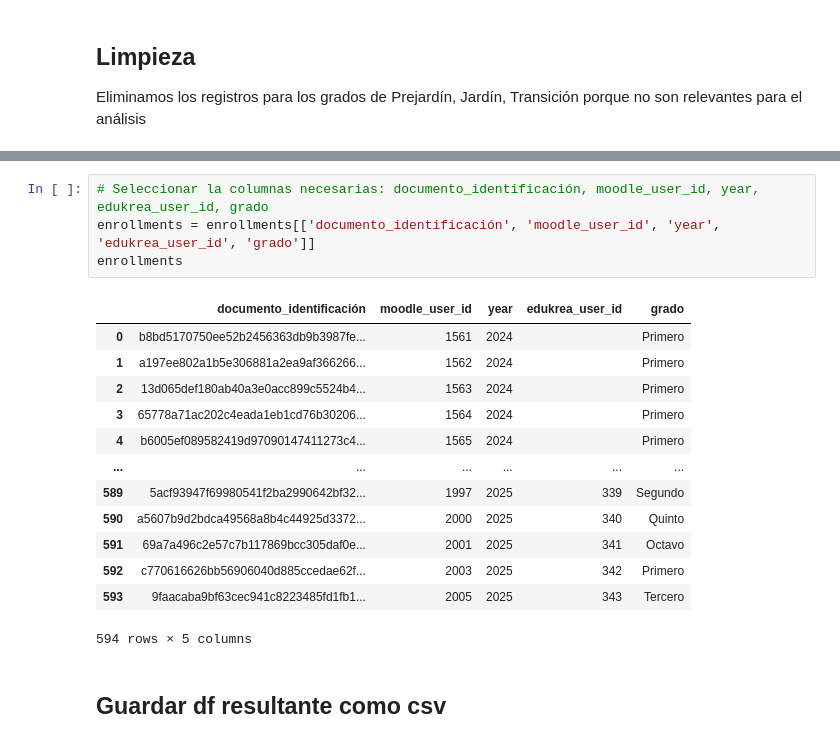
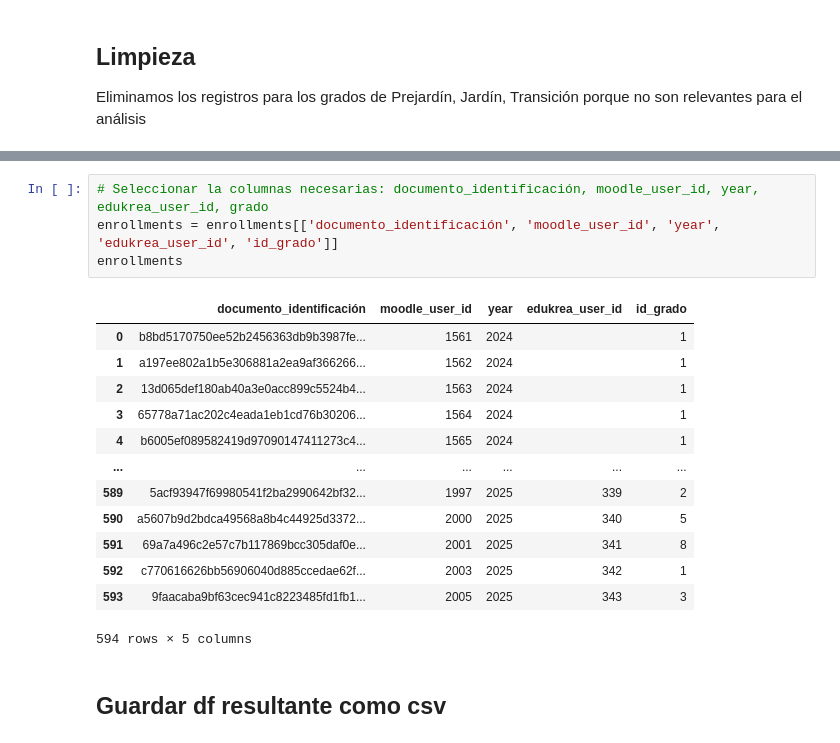
Before and after one commit to didi-gg/formar-innovar, a Jupyter notebook: notebooks/pre_processing/build_enrollments_dataset.ipynb, the cells around one changed output, grey strips where cells are left out. Drawn from its saved outputs; the diff is of its cells as text.

```diff
--- a/notebooks/pre_processing/build_enrollments_dataset.ipynb
+++ b/notebooks/pre_processing/build_enrollments_dataset.ipynb
@@ -177,20 +192,20 @@ enrollments
 # %%
 # Seleccionar la columnas necesarias: documento_identificación, moodle_user_id, year, edukrea_user_id, grado
-enrollments = enrollments[['documento_identificación', 'moodle_user_id', 'year', 'edukrea_user_id', 'grado']]
+enrollments = enrollments[['documento_identificación', 'moodle_user_id', 'year', 'edukrea_user_id', 'id_grado']]
 enrollments
 # %% [output]
-|  | documento_identificación | moodle_user_id | year | edukrea_user_id | grado |
-| 0 | b8bd5170750ee52b2456363db9b3987fe... | 1561 | 2024 |  | Primero |
-| 1 | a197ee802a1b5e306881a2ea9af366266... | 1562 | 2024 |  | Primero |
-| 2 | 13d065def180ab40a3e0acc899c5524b4... | 1563 | 2024 |  | Primero |
-| 3 | 65778a71ac202c4eada1eb1cd76b30206... | 1564 | 2024 |  | Primero |
-| 4 | b6005ef089582419d97090147411273c4... | 1565 | 2024 |  | Primero |
+|  | documento_identificación | moodle_user_id | year | edukrea_user_id | id_grado |
+| 0 | b8bd5170750ee52b2456363db9b3987fe... | 1561 | 2024 |  | 1 |
+| 1 | a197ee802a1b5e306881a2ea9af366266... | 1562 | 2024 |  | 1 |
+| 2 | 13d065def180ab40a3e0acc899c5524b4... | 1563 | 2024 |  | 1 |
+| 3 | 65778a71ac202c4eada1eb1cd76b30206... | 1564 | 2024 |  | 1 |
+| 4 | b6005ef089582419d97090147411273c4... | 1565 | 2024 |  | 1 |
 | ... | ... | ... | ... | ... | ... |
-| 589 | 5acf93947f69980541f2ba2990642bf32... | 1997 | 2025 | 339 | Segundo |
-| 590 | a5607b9d2bdca49568a8b4c44925d3372... | 2000 | 2025 | 340 | Quinto |
-| 591 | 69a7a496c2e57c7b117869bcc305daf0e... | 2001 | 2025 | 341 | Octavo |
-| 592 | c770616626bb56906040d885ccedae62f... | 2003 | 2025 | 342 | Primero |
-| 593 | 9faacaba9bf63cec941c8223485fd1fb1... | 2005 | 2025 | 343 | Tercero |
+| 589 | 5acf93947f69980541f2ba2990642bf32... | 1997 | 2025 | 339 | 2 |
+| 590 | a5607b9d2bdca49568a8b4c44925d3372... | 2000 | 2025 | 340 | 5 |
+| 591 | 69a7a496c2e57c7b117869bcc305daf0e... | 2001 | 2025 | 341 | 8 |
+| 592 | c770616626bb56906040d885ccedae62f... | 2003 | 2025 | 342 | 1 |
+| 593 | 9faacaba9bf63cec941c8223485fd1fb1... | 2005 | 2025 | 343 | 3 |
 594 rows × 5 columns
 # %% [markdown]
 ## Guardar df resultante como csv
```
Also changed, not shown: parts of 6 cells of this notebook.
